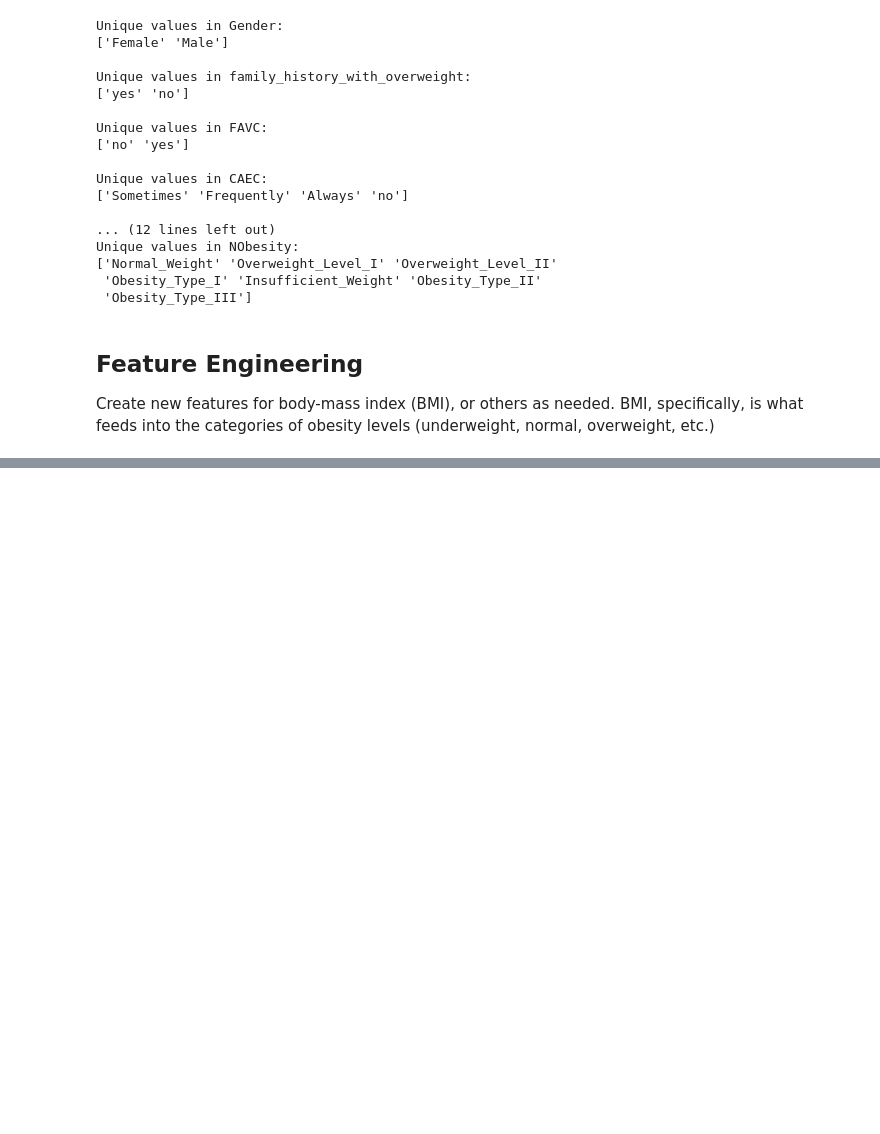
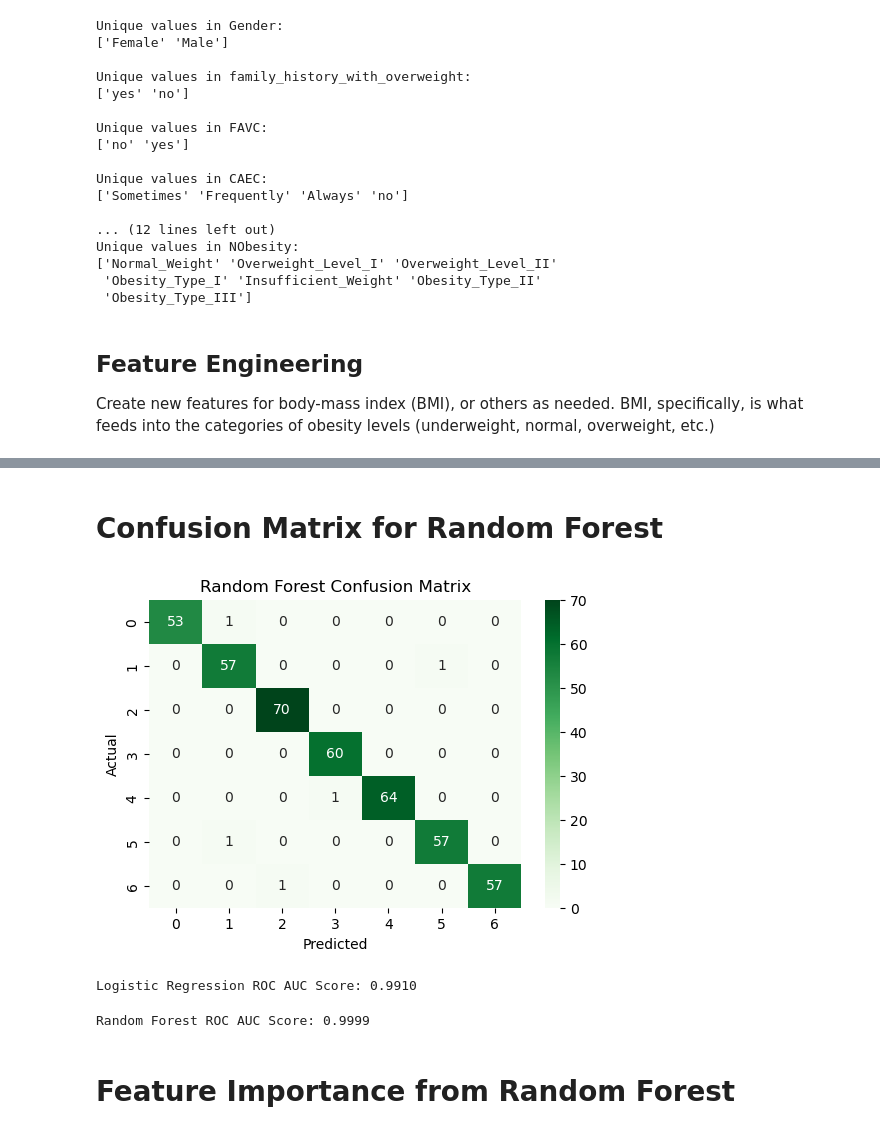
Before and after one commit to AreTaj/distribution-of-obesity-levels, a Jupyter notebook: data_cleaning.ipynb, the cells around one changed output, grey strips where cells are left out. Drawn from its saved outputs; the diff is of its cells as text; code cells hidden in the pictures; blank space fills up the shorter version.

```diff
--- a/data_cleaning.ipynb
+++ b/data_cleaning.ipynb
@@ -204,0 +310,3 @@ df.to_csv("ObesityDataSet_raw_and_data_sinthetic.csv", index=False)
+# %%
+# Train Random Forest
+rf_clf.fit(X_train, y_train)
@@ -204,0 +366,29 @@ df.to_csv("ObesityDataSet_raw_and_data_sinthetic.csv", index=False)
+# %% [markdown]
+# Confusion Matrix for Random Forest
+# %%
+cm_rf = confusion_matrix(y_test, y_pred_rf)
+plt.figure(figsize=(6,4))
+sns.heatmap(cm_rf, annot=True, fmt='d', cmap='Greens')
+plt.title('Random Forest Confusion Matrix')
+plt.xlabel('Predicted')
+plt.ylabel('Actual')
+plt.show()
+# %% [output]
+[figure, added]
+# %%
+# ROC Curve and AUC for Logistic Regression (One-vs-Rest)
+y_prob_log = log_reg.predict_proba(X_test_scaled)
+roc_auc_log = roc_auc_score(pd.get_dummies(y_test), y_prob_log, multi_class='ovr')
+print(f"Logistic Regression ROC AUC Score: {roc_auc_log:.4f}")
+# %% [output]
+Logistic Regression ROC AUC Score: 0.9910
+# %%
+# ROC Curve and AUC for Random Forest (One-vs-Rest)
+y_prob_rf = rf_clf.predict_proba(X_test)
+roc_auc_rf = roc_auc_score(pd.get_dummies(y_test), y_prob_rf, multi_class='ovr')
+
+print(f"Random Forest ROC AUC Score: {roc_auc_rf:.4f}")
+# %% [output]
+Random Forest ROC AUC Score: 0.9999
+# %% [markdown]
+# Feature Importance from Random Forest
```
Also changed, not shown: parts of 32 cells of this notebook, 3 other files.
